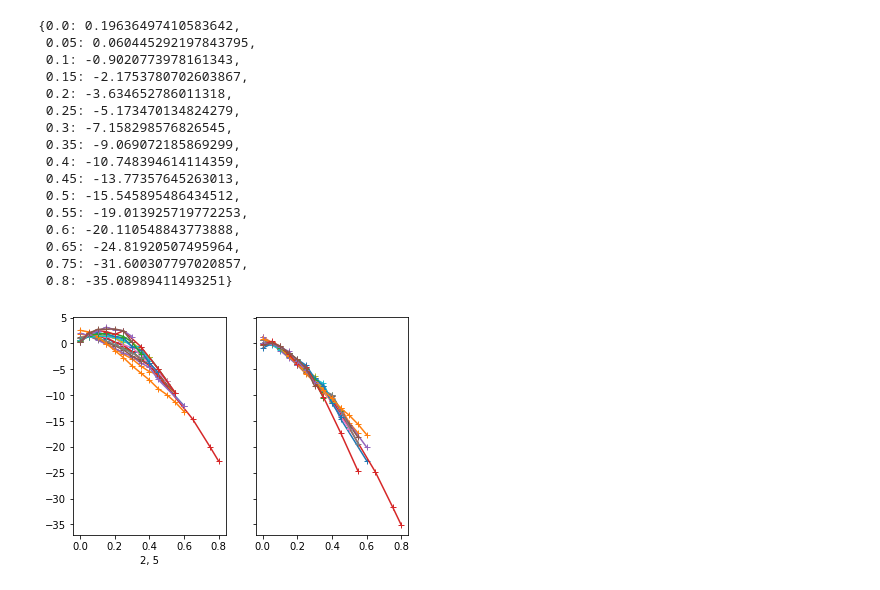
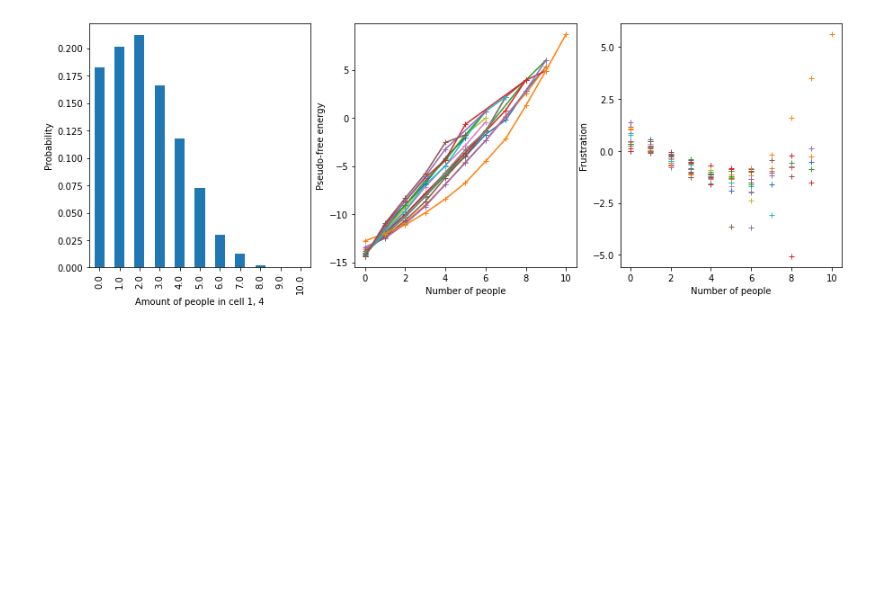
Before and after one commit to Tjerky/Sociophysics, a Jupyter notebook: Analysis multibin.ipynb, the cells around one changed output. Cells and saved outputs as stored; diff of their text form; code cells hidden in the pictures; blank space fills up the shorter version.

```diff
--- a/Analysis multibin.ipynb
+++ b/Analysis multibin.ipynb
@@ -20,10 +20,15 @@ exec(c)
 df = pd.read_csv('CompressedData ehv all multibin.csv')
 #df['hour'] = pd.to_datetime(df['Unnamed: 0']*10**6).dt.hour
 for index in df.columns[4:]:
-    df[index] = df[index]/df['N']
+    df[index] = df[index]
 
 df = df.drop(['p_left', 'p_right'], axis=1).drop(['1, 2', '1, 3'], axis=1)
 
+#df = df.reindex(columns=np.flip(df.columns))
+
+df = df.iloc[::1]
+
+#np.corrcoef(df.iloc[0:-1]['0, 0'], df.iloc[1:]['0, 0'])
 df
 # %% [output]
 |  | Unnamed: 0 | N | 0, 0 | 1, 0 | 2, 0 | 0, 1 | 1, 1 | 2, 1 | 0, 2 | 2, 2 | 0, 3 | ... |
@@ -41,63 +46,68 @@ df
 175639 rows × 18 columns
 # %%
-n = 20
+n = 10
 
-l = df[df['N']==n]['0, 0'].count()
+def combinations(N, n, b):
+    return factorial(n-N+b-2)/(factorial(n-N)*factorial(b-2))
+
+l = df[df['N']==n]['0, 1'].count()
 mn = (df[df['N'] == n]['0, 0']*n).mean()
 
 #ax1 = (df[df['N'] == n]['p_right']*n).hist(bins=10)
 
 trs = []
 xs = []
+pbs = []
 for index in df.columns[2:]:
     pb = (df[df['N'] == n]).groupby(index).count()['N']/l
+    pbs.append(pb)
 
     x = df[df['N'] == n].groupby(index).count().index
     xs.append(x)
 
-    tr = -np.log(factorial(x*n)*pb[x])
+    tr = -np.log(combinations(x, n, 16)*pb[x])
     trs.append(tr)
 
-M = generate_matrix(len(xs), xs)
-f = generate_f(trs, xs)
+M = generate_matrix(len(xs), xs, compare='neigh')
+f = generate_f(trs, xs, compare='neigh')
 
 sol = solve(M.T*M, M.T*f)
 
 df_sol = pd.DataFrame(index=df.columns[2:], columns=['v', 'z'])
 
 df_sol['v'] = sol[::2]
 df_sol['z'] = sol[1::2]
 
 
 
-fig, ax = plt.subplots(1, 2, sharey=True)
+fig, ax = plt.subplots(1, 3, sharey=False, figsize=(15, 5))
 
 frs = []
 
 for i in range(len(trs)):
-    trs[i].plot(ax=ax[0], marker='+')
+    trs[i].plot(ax=ax[1], marker='+')
 
     frs.append(trs[i] - sol[2*i, 0]*xs[i] - sol[2*i+1, 0])
 
-    ax[1].plot(xs[i], (trs[i] - sol[2*i, 0]*xs[i] - sol[2*i+1, 0]), '-+')
+    ax[2].plot(xs[i], (trs[i] - sol[2*i, 0]*xs[i] - sol[2*i+1, 0]), '+')
+    ax[2].set_ylabel('Frustration')
 
-pd.concat(frs, axis=1).mean(axis=1).to_dict()
+    ax[1].set_xlabel('Number of people')
+    ax[1].set_ylabel('Pseudo-free energy')
+    ax[2].set_xlabel('Number of people')
+
+    ax[2].yaxis.set_major_locator(plt.MaxNLocator(5))
+
+    pbs[11].plot(kind='bar', ax=ax[0])
+    ax[0].set_xlabel('Amount of people in cell 1, 4')
+    ax[0].set_ylabel('Probability')
+
+    #ax[1].set_xlim(0, 150)
+
+#pbs = pd.DataFrame(index=df.columns[:-2], data=)
+a = pd.concat(frs, axis=1).mean(axis=1).to_dict()
+
+plt.savefig('collapse.png')
 # %% [output]
-{0.0: 0.19636497410583642,
- 0.05: 0.060445292197843795,
- 0.1: -0.9020773978161343,
- 0.15: -2.1753780702603867,
- 0.2: -3.634652786011318,
- 0.25: -5.173470134824279,
- 0.3: -7.158298576826545,
- 0.35: -9.069072185869299,
- 0.4: -10.748394614114359,
- 0.45: -13.77357645263013,
- 0.5: -15.545895486434512,
- 0.55: -19.013925719772253,
- 0.6: -20.110548843773888,
- 0.65: -24.81920507495964,
- 0.75: -31.600307797020857,
- 0.8: -35.08989411493251}
-[figure, old version]
+[figure, new version]
 # %%
```
Also changed, not shown: parts of 13 cells of this notebook, 2 other files.
